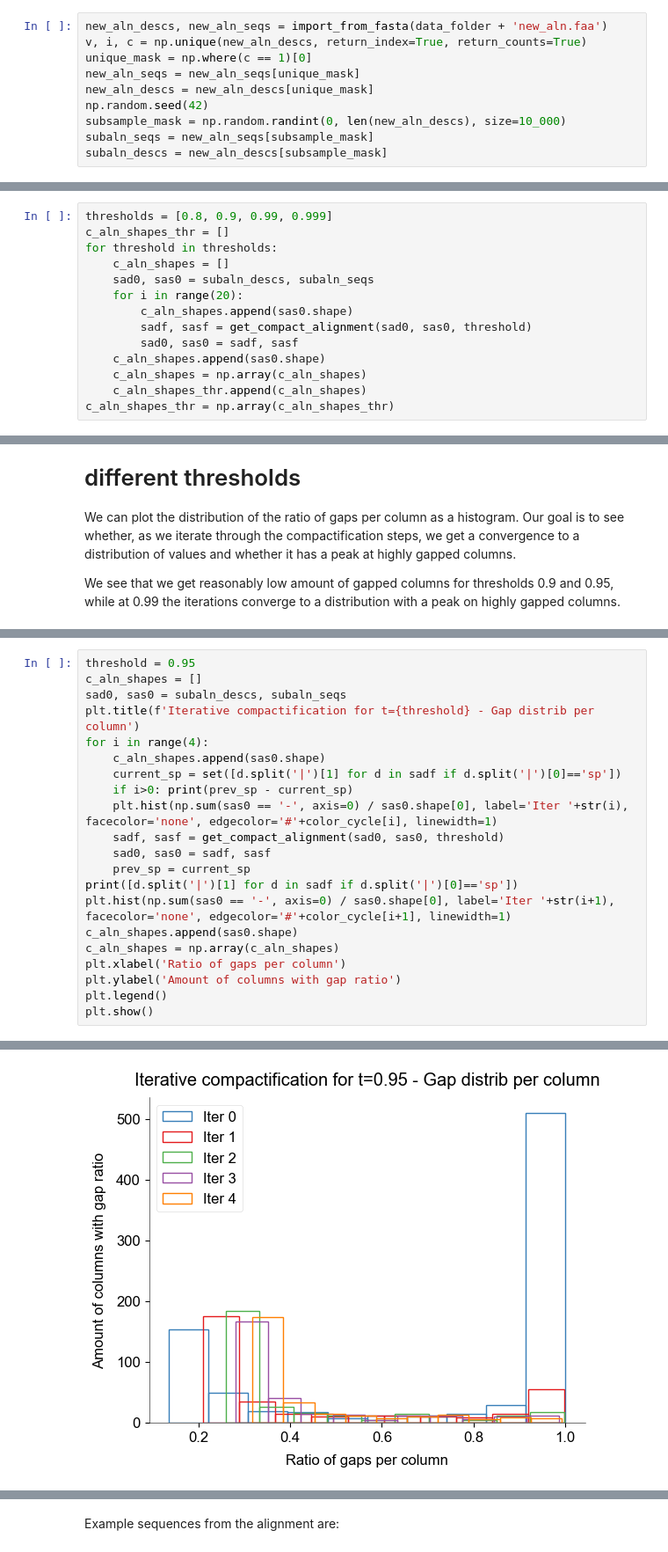
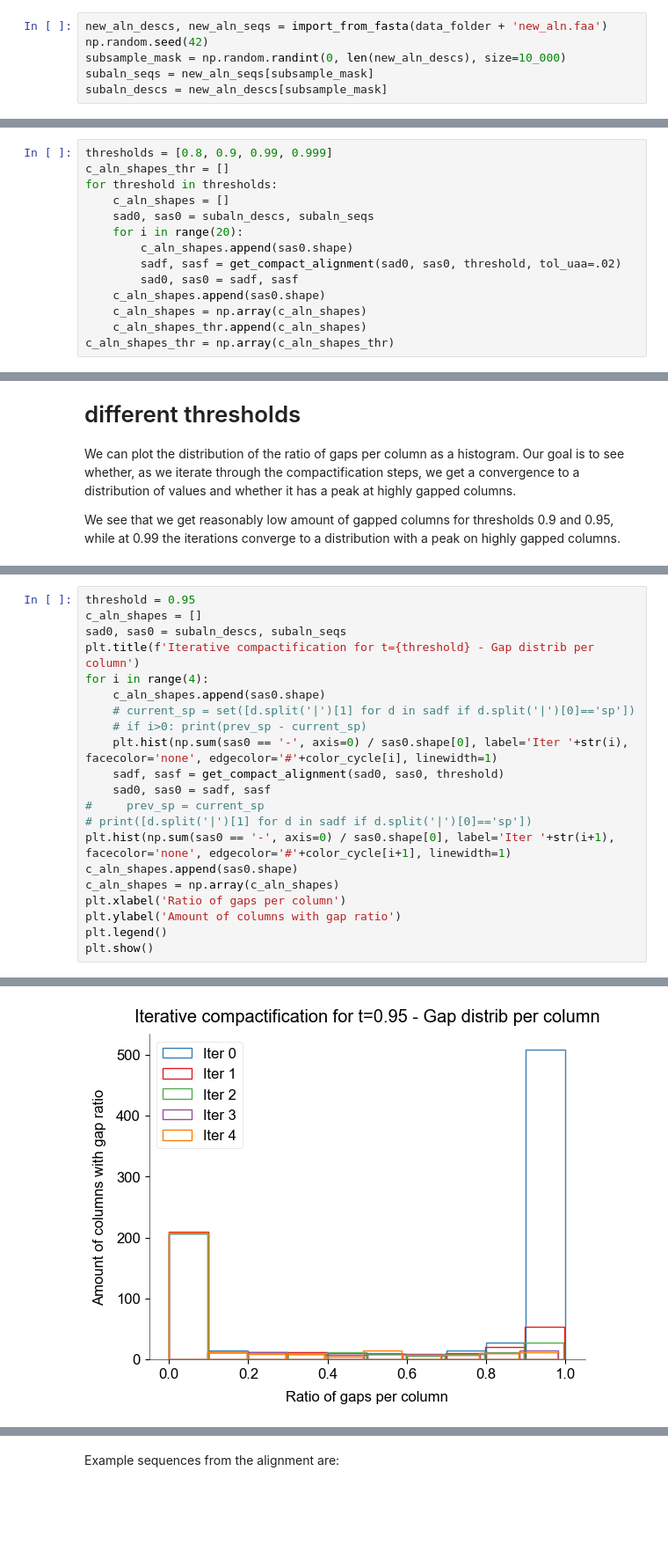
Before and after one commit to shoyip/SerProtAlign, a Jupyter notebook: notebooks/compact_iterative.ipynb, the cells around one changed output, grey strips where cells are left out. Shown at 88% size. Cells and saved outputs as stored; diff of their text form; blank space fills up the shorter version.

```diff
--- a/notebooks/compact_iterative.ipynb
+++ b/notebooks/compact_iterative.ipynb
@@ -14,10 +14,6 @@ data_folder = '../data/'
 In summary, the first approach I'm attempting to get a smaller alignment is to make it "compact". This is done by the elimination of sequences, and by deleting some sequences I'm hoping to get columns that are entirely gaps. If I delete the right sequences, I should be able to delete the entirely gapped columns and get a more compact alignment. However, this does not guarantee me that I will necessarily get less gaps: in fact, as soon as I delete the columns, the distribution might change. Let's see what happens.
 # %%
 new_aln_descs, new_aln_seqs = import_from_fasta(data_folder + 'new_aln.faa')
-v, i, c = np.unique(new_aln_descs, return_index=True, return_counts=True)
-unique_mask = np.where(c == 1)[0]
-new_aln_seqs = new_aln_seqs[unique_mask]
-new_aln_descs = new_aln_descs[unique_mask]
 np.random.seed(42)
 subsample_mask = np.random.randint(0, len(new_aln_descs), size=10_000)
 subaln_seqs = new_aln_seqs[subsample_mask]
@@ -38,7 +34,7 @@ for threshold in thresholds:
     sad0, sas0 = subaln_descs, subaln_seqs
     for i in range(20):
         c_aln_shapes.append(sas0.shape)
-        sadf, sasf = get_compact_alignment(sad0, sas0, threshold)
+        sadf, sasf = get_compact_alignment(sad0, sas0, threshold, tol_uaa=.02)
         sad0, sas0 = sadf, sasf
     c_aln_shapes.append(sas0.shape)
     c_aln_shapes = np.array(c_aln_shapes)
@@ -106,13 +102,13 @@ sad0, sas0 = subaln_descs, subaln_seqs
 plt.title(f'Iterative compactification for t={threshold} - Gap distrib per column')
 for i in range(4):
     c_aln_shapes.append(sas0.shape)
-    current_sp = set([d.split('|')[1] for d in sadf if d.split('|')[0]=='sp'])
-    if i>0: print(prev_sp - current_sp)
+    # current_sp = set([d.split('|')[1] for d in sadf if d.split('|')[0]=='sp'])
+    # if i>0: print(prev_sp - current_sp)
     plt.hist(np.sum(sas0 == '-', axis=0) / sas0.shape[0], label='Iter '+str(i), facecolor='none', edgecolor='#'+color_cycle[i], linewidth=1)
     sadf, sasf = get_compact_alignment(sad0, sas0, threshold)
     sad0, sas0 = sadf, sasf
-    prev_sp = current_sp
-print([d.split('|')[1] for d in sadf if d.split('|')[0]=='sp'])
+#     prev_sp = current_sp
+# print([d.split('|')[1] for d in sadf if d.split('|')[0]=='sp'])
 plt.hist(np.sum(sas0 == '-', axis=0) / sas0.shape[0], label='Iter '+str(i+1), facecolor='none', edgecolor='#'+color_cycle[i+1], linewidth=1)
 c_aln_shapes.append(sas0.shape)
 c_aln_shapes = np.array(c_aln_shapes)
@@ -128,4 +120,4 @@ set()
-[figure, old version]
+[figure, new version]
 # %%
 threshold = 0.99
 c_aln_shapes = []
```
Also changed, not shown: parts of 20 cells of this notebook, 2 other files.
